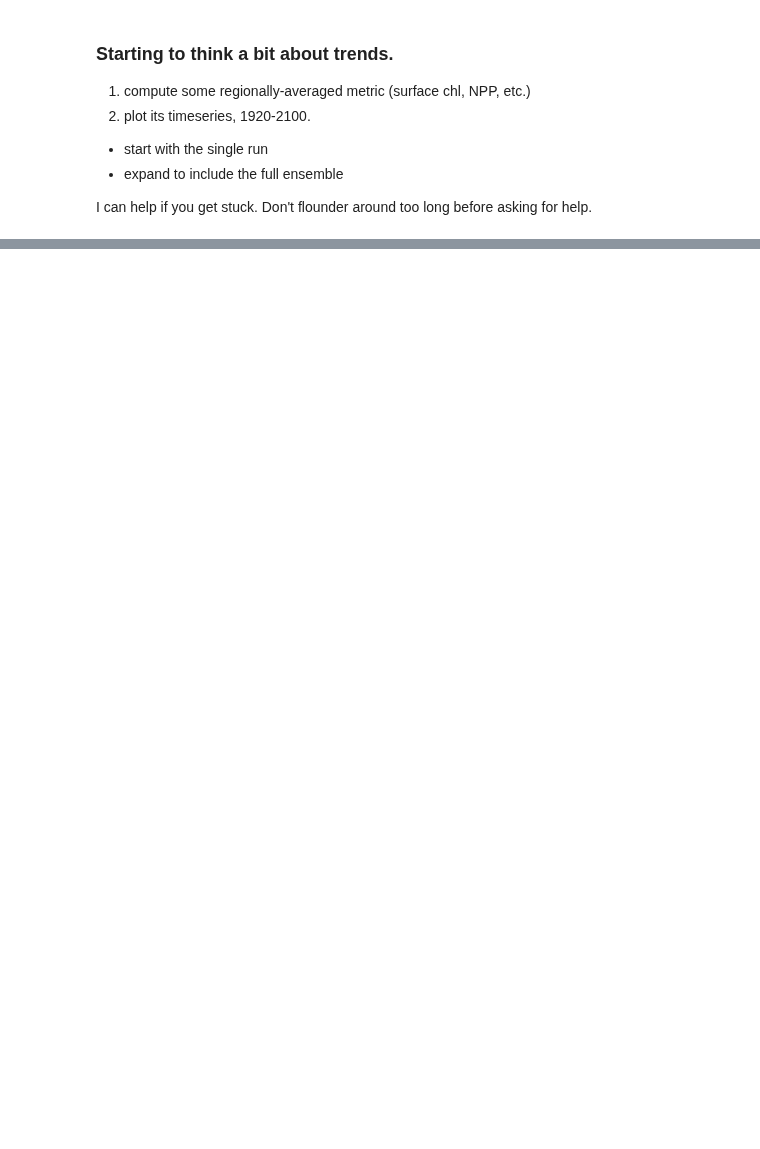
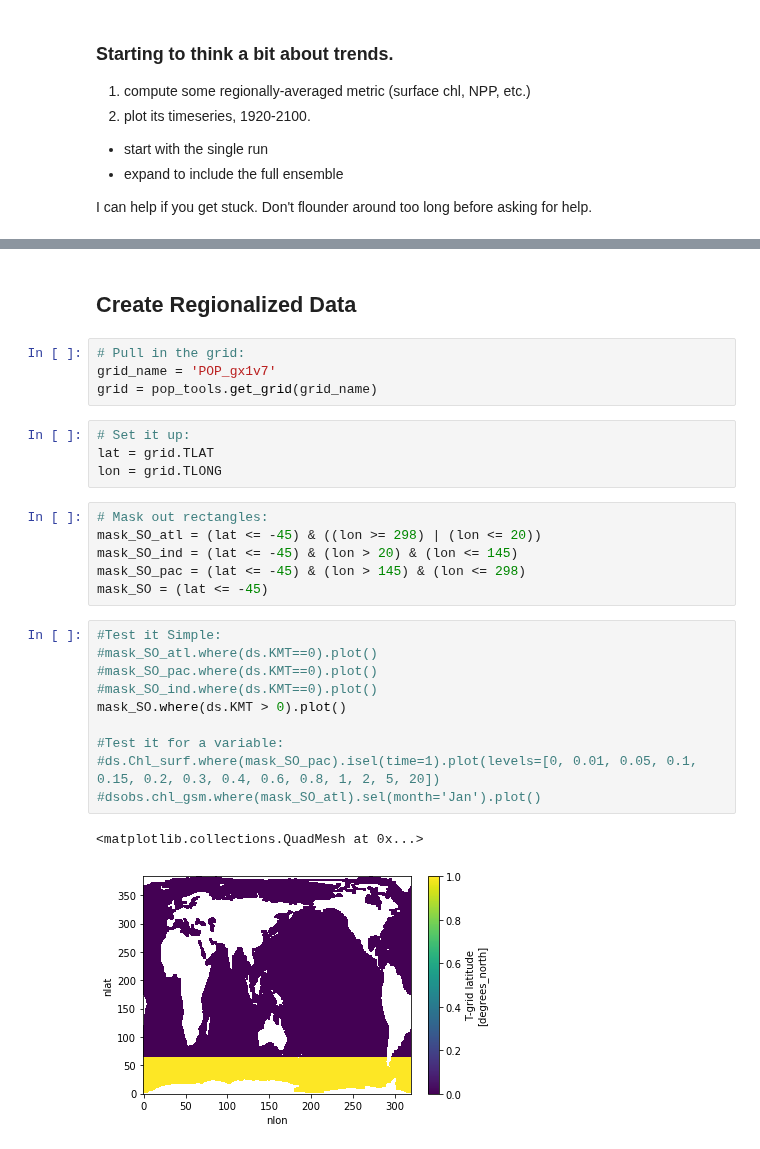
Before and after one commit to Zephyr-Sylvester/krill-cesm-le, a Jupyter notebook: notebooks/trend_task.ipynb, the cells around one changed output, grey strips where cells are left out. Saved outputs shown, nothing was run; the diff lists cells and outputs as text; blank space fills up the shorter version.

Commit message:
a place to try to work with regions and time series

```diff
--- a/notebooks/trend_task.ipynb
+++ b/notebooks/trend_task.ipynb
@@ -42,0 +126,29 @@ I can help if you get stuck. Don't flounder around too long before asking for he
+# %% [markdown]
+## Create Regionalized Data
+# %%
+# Pull in the grid:
+grid_name = 'POP_gx1v7'
+grid = pop_tools.get_grid(grid_name)
+# %%
+# Set it up:
+lat = grid.TLAT
+lon = grid.TLONG
+# %%
+# Mask out rectangles:
+mask_SO_atl = (lat <= -45) & ((lon >= 298) | (lon <= 20))
+mask_SO_ind = (lat <= -45) & (lon > 20) & (lon <= 145)
+mask_SO_pac = (lat <= -45) & (lon > 145) & (lon <= 298)
+mask_SO = (lat <= -45)
+# %%
+#Test it Simple:
+#mask_SO_atl.where(ds.KMT==0).plot()
+#mask_SO_pac.where(ds.KMT==0).plot()
+#mask_SO_ind.where(ds.KMT==0).plot()
+mask_SO.where(ds.KMT > 0).plot()
+
+#Test it for a variable:
+#ds.Chl_surf.where(mask_SO_pac).isel(time=1).plot(levels=[0, 0.01, 0.05, 0.1, 0.15, 0.2, 0.3, 0.4, 0.6, 0.8, 1, 2, 5, 20])
+#dsobs.chl_gsm.where(mask_SO_atl).sel(month='Jan').plot()
+# %% [output]
+<matplotlib.collections.QuadMesh at 0x...>
+[figure, added]
```
Also changed, not shown: parts of 10 cells of this notebook, 1 other file.
